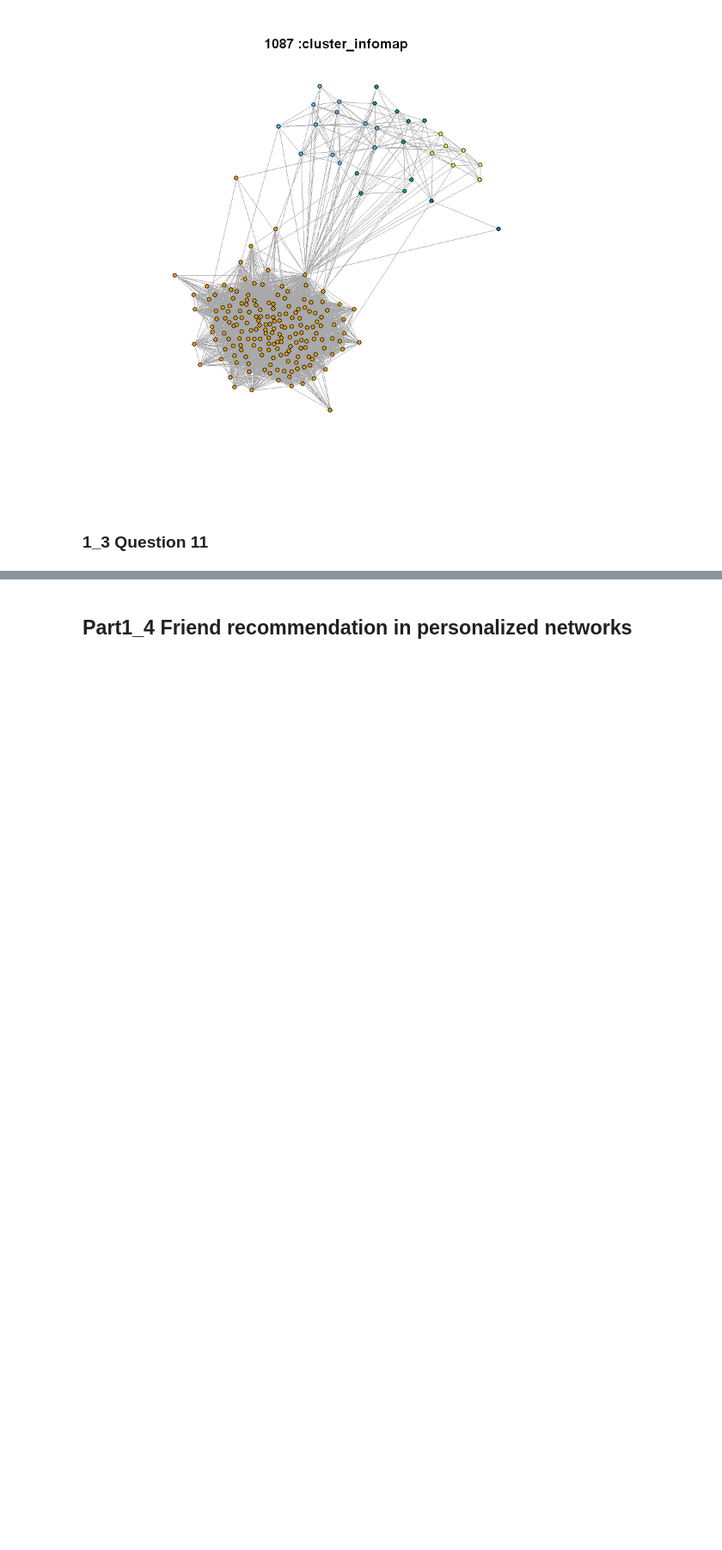
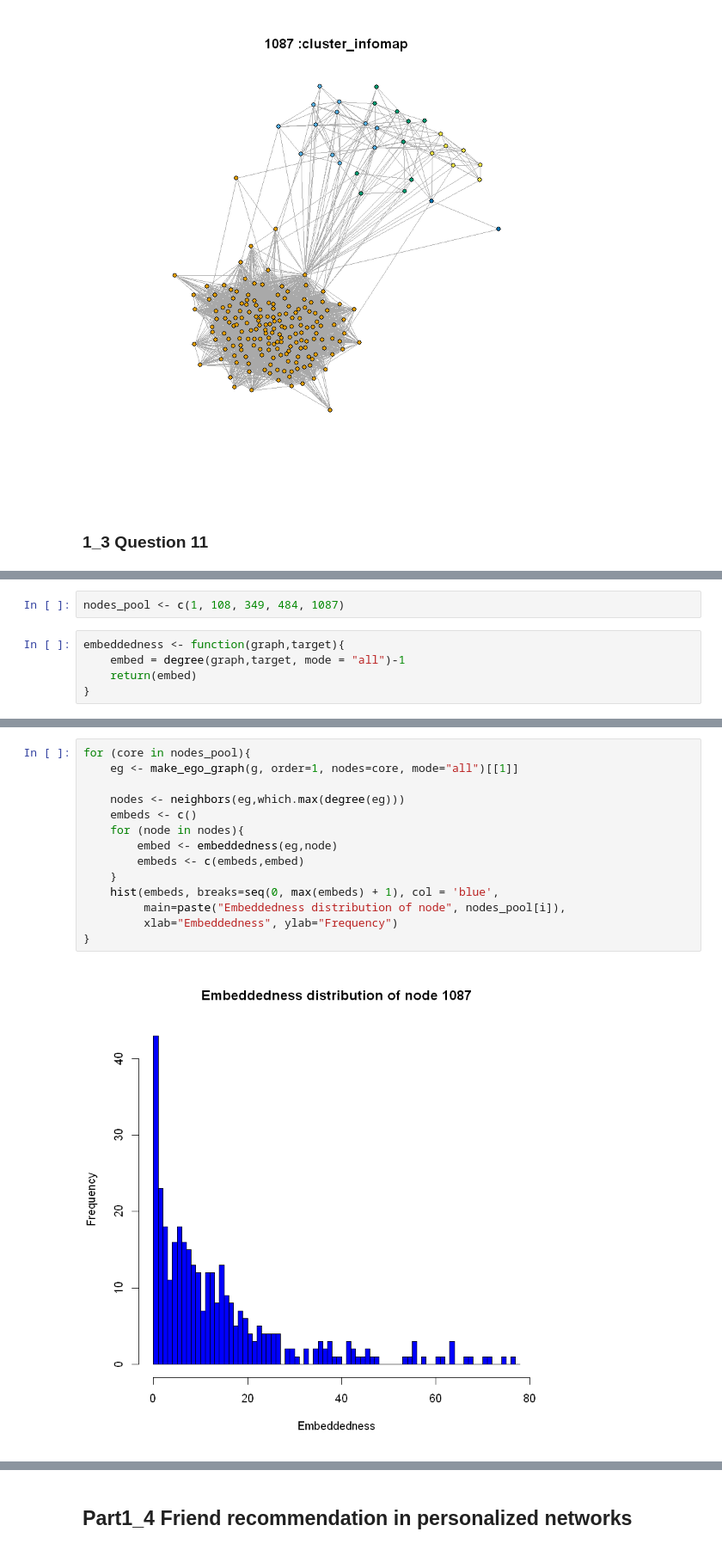
Before and after one commit to timeparadogs/ECE-232, a Jupyter notebook: p2/Project2_1_Facebook_Network.ipynb, the cells around one changed output, grey strips where cells are left out. Shown at 86% size. Cells and saved outputs as stored; diff of their text form; blank space fills up the shorter version.

```diff
--- a/p2/Project2_1_Facebook_Network.ipynb
+++ b/p2/Project2_1_Facebook_Network.ipynb
@@ -449,0 +460,7 @@ print(modularity(eg_com3))
+# %%
+nodes_pool <- c(1, 108, 349, 484, 1087)
+# %%
+embeddedness <- function(graph,target){
+    embed = degree(graph,target, mode = "all")-1
+    return(embed)
+}
@@ -449,0 +475,16 @@ print(modularity(eg_com3))
+# %%
+for (core in nodes_pool){
+    eg <- make_ego_graph(g, order=1, nodes=core, mode="all")[[1]]
+
+    nodes <- neighbors(eg,which.max(degree(eg)))
+    embeds <- c()
+    for (node in nodes){
+        embed <- embeddedness(eg,node)
+        embeds <- c(embeds,embed)
+    }
+    hist(embeds, breaks=seq(0, max(embeds) + 1), col = 'blue',
+         main=paste("Embeddedness distribution of node", nodes_pool[i]),
+         xlab="Embeddedness", ylab="Frequency")
+}
+# %% [output]
+[figure, added]
```
Also changed, not shown: parts of 13 cells of this notebook.
